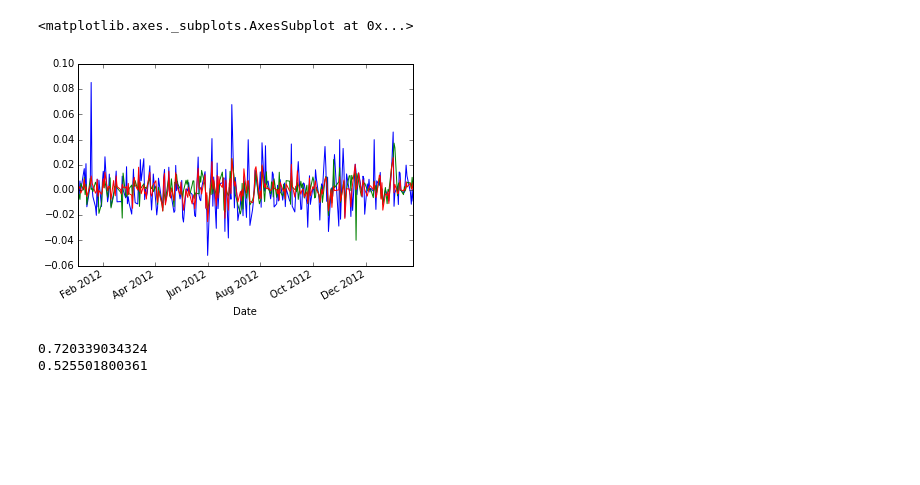
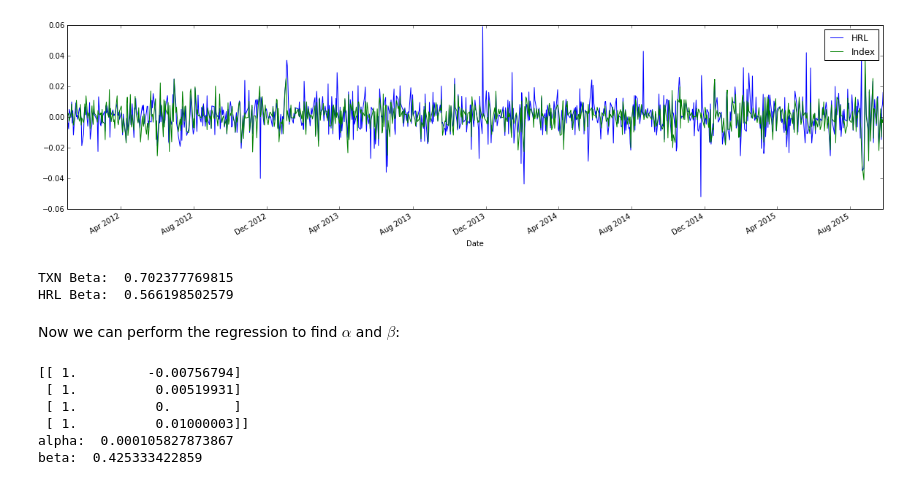
Before and after one commit to Estinox/coding-practices, a Jupyter notebook: ipython_notebooks/TXN_HRL.ipynb, the cells around one changed output. Drawn from its saved outputs; the diff is of its cells as text; code cells hidden in the pictures; blank space fills up the shorter version.

```diff
--- a/ipython_notebooks/TXN_HRL.ipynb
+++ b/ipython_notebooks/TXN_HRL.ipynb
@@ -33,13 +59,16 @@ axes[2].set_title('SPY')
+# %%
+plt.figure(figsize=(20,5))
+hrl['Close'].pct_change()[1:].plot(label='HRL')
+index['Close'].pct_change()[1:].plot(label='Index')
+plt.legend()
+plt.show()
+# %% [output]
+[figure, added]
 # %%
-txn['Close'].pct_change().plot()
-hrl['Close'].pct_change().plot()
-index['Close'].pct_change().plot()
+print ('TXN Corr: ', txn['Close'].pct_change().corr(index['Close'].pct_change()))
+print ('HRL Corr: ', hrl['Close'].pct_change().corr(index['Close'].pct_change()))
 # %% [output]
-<matplotlib.axes._subplots.AxesSubplot at 0x...>
+TXN Beta:  0.702377769815
+HRL Beta:  0.566198502579
-[figure, removed]
-# %%
-print (txn['Close'].pct_change().corr(index['Close'].pct_change()))
-print (hrl['Close'].pct_change().corr(index['Close'].pct_change()))
-# %% [output]
-0.720339034324
-0.525501800361
+# %% [markdown]
+Now we can perform the regression to find $\alpha$ and $\beta$:
@@ -45,0 +85,15 @@ print (hrl['Close'].pct_change().corr(index['Close'].pct_change()))
+# %%
+# Let's define everything in familiar regression terms
+X = hrl['Close'].pct_change()[1:].values # Get just the values, ignore the timestamps
+Y = index['Close'].pct_change()[1:].values
+
+alpha, beta = linreg(X,Y)
+print('alpha: ', str(alpha))
+print('beta: ', str(beta))
+# %% [output]
+[[ 1.         -0.00756794]
+ [ 1.          0.00519931]
+ [ 1.          0.        ]
+ [ 1.          0.01000003]]
+alpha:  0.000105827873867
+beta:  0.425333422859
```
Also changed, not shown: parts of 6 cells of this notebook.
